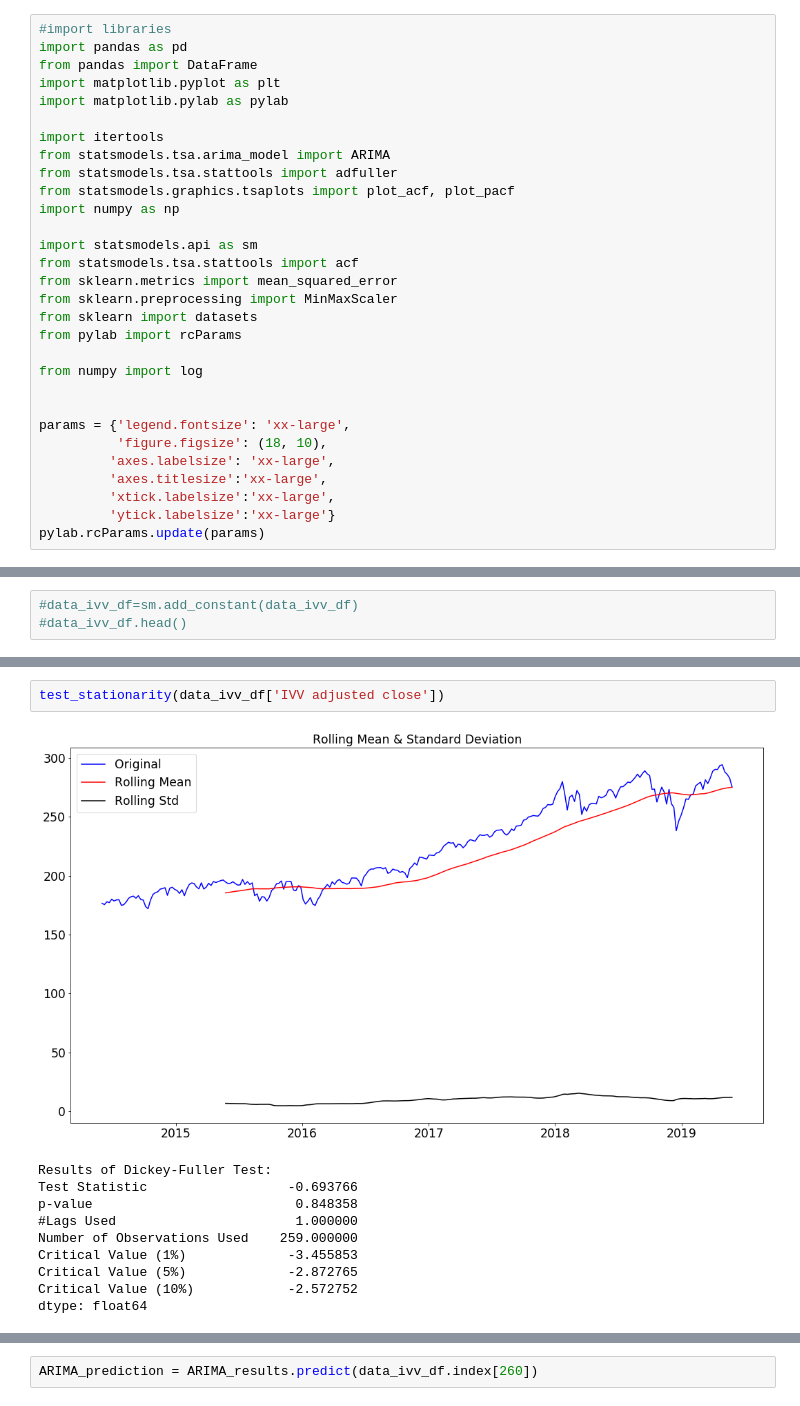
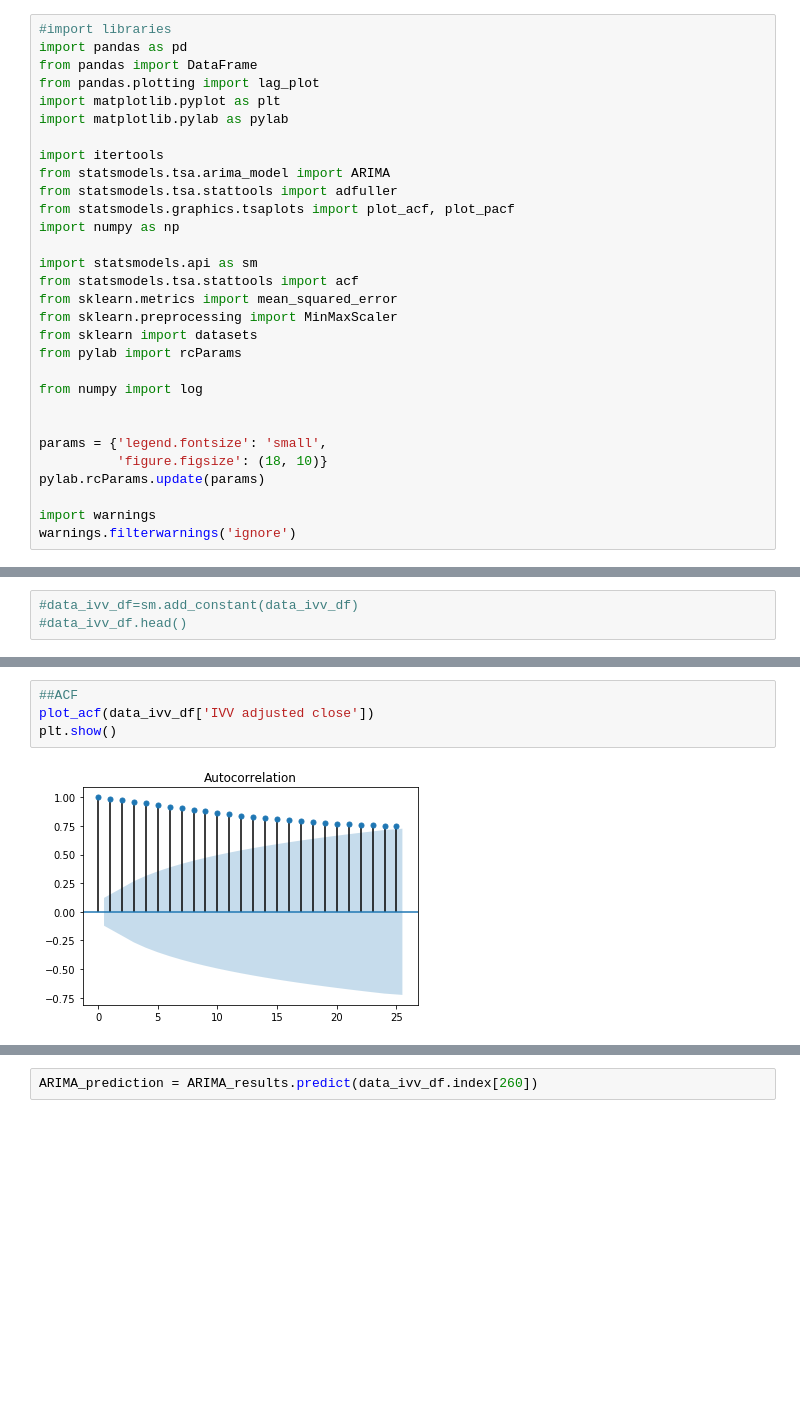
Before and after one commit to fiona-liyc/Deep-Portfolio, a Jupyter notebook: ! Dissertation/*Asset_Allocation_new/*ARIMA prediction IVV-new.ipynb, the cells around one changed output, grey strips where cells are left out. Drawn from its saved outputs; the diff is of its cells as text; blank space fills up the shorter version.

```diff
--- a/! Dissertation/*Asset_Allocation_new/*ARIMA prediction IVV-new.ipynb
+++ b/! Dissertation/*Asset_Allocation_new/*ARIMA prediction IVV-new.ipynb
@@ -2,6 +2,7 @@
 #import libraries
 import pandas as pd
 from pandas import DataFrame
+from pandas.plotting import lag_plot
 import matplotlib.pyplot as plt
 import matplotlib.pylab as pylab
 
@@ -21,13 +22,12 @@ from pylab import rcParams
 from numpy import log
 
 
-params = {'legend.fontsize': 'xx-large',
-          'figure.figsize': (18, 10),
-         'axes.labelsize': 'xx-large',
-         'axes.titlesize':'xx-large',
-         'xtick.labelsize':'xx-large',
-         'ytick.labelsize':'xx-large'}
+params = {'legend.fontsize': 'small',
+          'figure.figsize': (18, 10)}
 pylab.rcParams.update(params)
+
+import warnings
+warnings.filterwarnings('ignore')
 # %%
 #retrieve data
 def GetData(fileName):
@@ -154,14 +255,7 @@ def test_stationarity(timeseries):
 # %%
-test_stationarity(data_ivv_df['IVV adjusted close'])
+##ACF
+plot_acf(data_ivv_df['IVV adjusted close'])
+plt.show()
 # %% [output]
-[figure, old version]
+[figure, new version]
-Results of Dickey-Fuller Test:
-Test Statistic                  -0.693766
-p-value                          0.848358
-#Lags Used                       1.000000
-Number of Observations Used    259.000000
-Critical Value (1%)             -3.455853
-Critical Value (5%)             -2.872765
-Critical Value (10%)            -2.572752
-dtype: float64
 # %%
```
Also changed, not shown: parts of 18 cells of this notebook, 1 other file.
